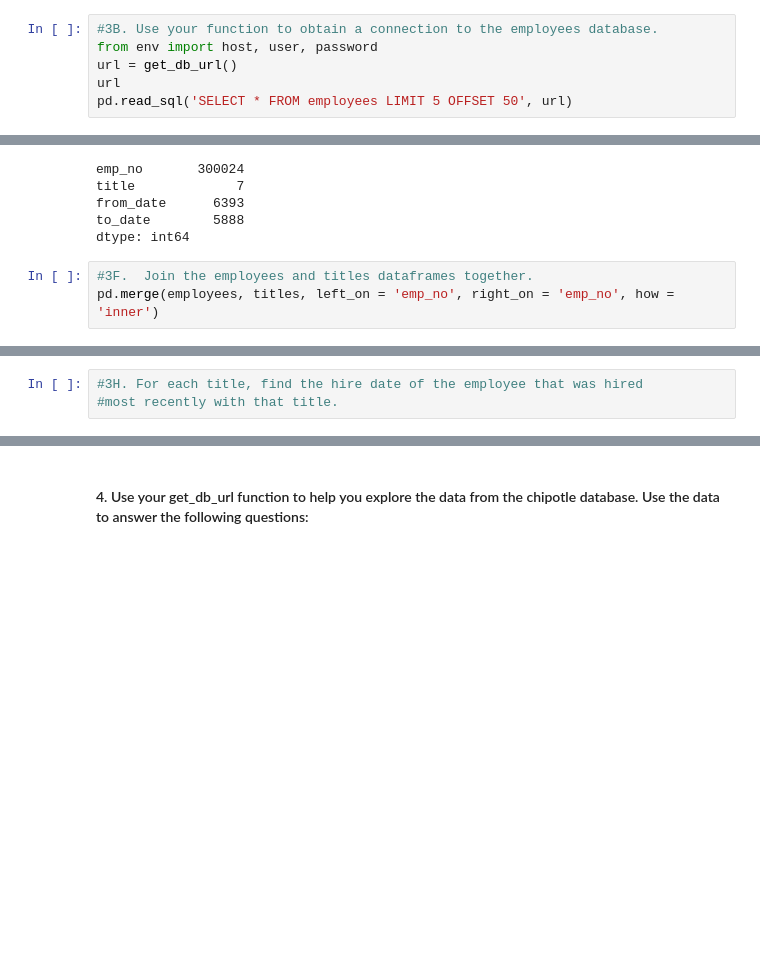
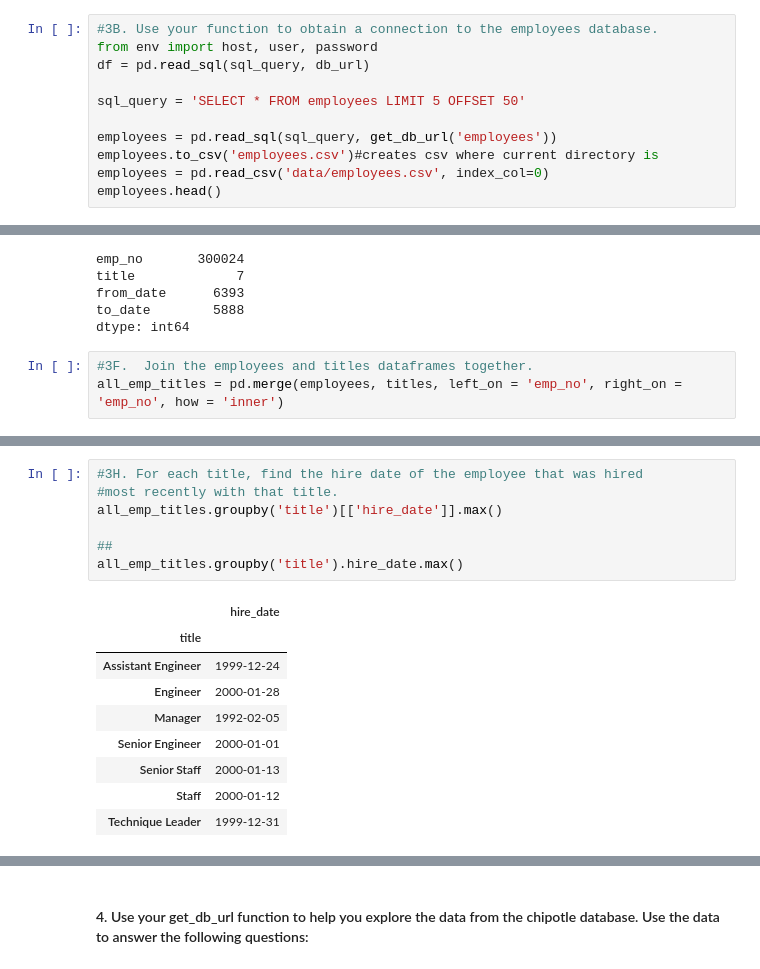
Before and after one commit to segovialori/numpy-pandas-visualization-exercises, a Jupyter notebook: advanced_dataframes.ipynb, the cells around one changed output, grey strips where cells are left out. Saved outputs shown, nothing was run; the diff lists cells and outputs as text; blank space fills up the shorter version.

```diff
--- a/advanced_dataframes.ipynb
+++ b/advanced_dataframes.ipynb
@@ -634,9 +689,14 @@ get_db_url()
 # %%
 #3B. Use your function to obtain a connection to the employees database.
 from env import host, user, password
-url = get_db_url()
-url
-pd.read_sql('SELECT * FROM employees LIMIT 5 OFFSET 50', url)
+df = pd.read_sql(sql_query, db_url)
+
+sql_query = 'SELECT * FROM employees LIMIT 5 OFFSET 50'
+
+employees = pd.read_sql(sql_query, get_db_url('employees'))
+employees.to_csv('employees.csv')#creates csv where current directory is
+employees = pd.read_csv('data/employees.csv', index_col=0)
+employees.head()
 # %% [output]
 |  | emp_no | birth_date | first_name | last_name | gender | hire_date |
 | 0 | 10051 | 1953-07-28 | Hidefumi | Caine | M | 1992-10-15 |
@@ -689,4 +764,4 @@ to_date        5888
 dtype: int64
 # %%
 #3F.  Join the employees and titles dataframes together.
-pd.merge(employees, titles, left_on = 'emp_no', right_on = 'emp_no', how = 'inner')
+all_emp_titles = pd.merge(employees, titles, left_on = 'emp_no', right_on = 'emp_no', how = 'inner')
@@ -695,6 +781,20 @@ pd.merge(employees, titles, left_on = 'emp_no', right_on = 'emp_no', how = 'inne
 # %%
 #3H. For each title, find the hire date of the employee that was hired
 #most recently with that title.
+all_emp_titles.groupby('title')[['hire_date']].max()
+
+##
+all_emp_titles.groupby('title').hire_date.max()
+# %% [output]
+|  | hire_date |
+| title |  |
+| Assistant Engineer | 1999-12-24 |
+| Engineer | 2000-01-28 |
+| Manager | 1992-02-05 |
+| Senior Engineer | 2000-01-01 |
+| Senior Staff | 2000-01-13 |
+| Staff | 2000-01-12 |
+| Technique Leader | 1999-12-31 |
 # %%
 #3I. Write the code necessary to create a cross tabulation of the number of titles by department.
 # (Hint: this will involve a combination of SQL and python/pandas code)
```
Also changed, not shown: parts of 17 cells of this notebook.
